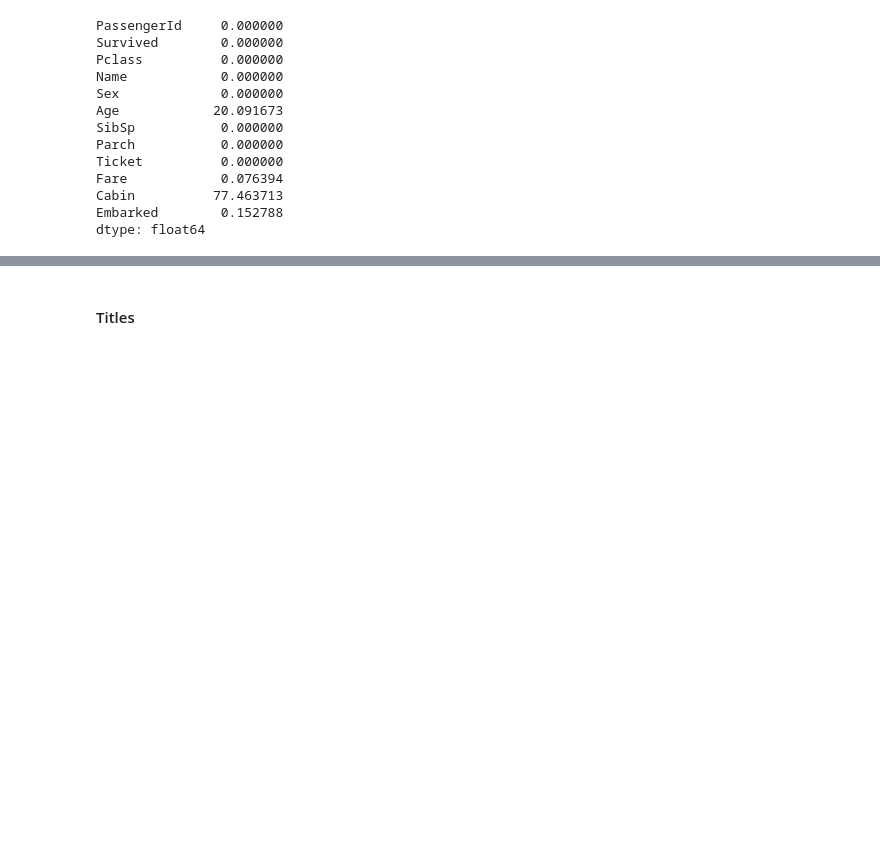
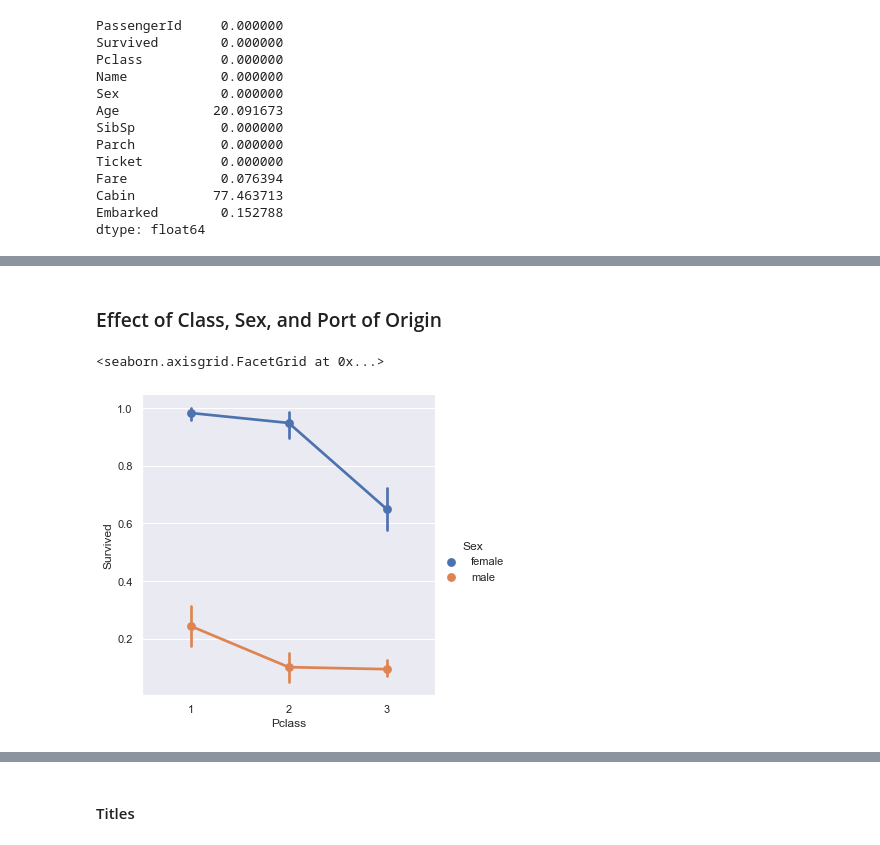
Before and after one commit to Murphysics1/Titanic-Project, a Jupyter notebook: Titanic Survival - Decision Tree.ipynb, the cells around one changed output, grey strips where cells are left out. Saved outputs shown, nothing was run; the diff lists cells and outputs as text; code cells hidden in the pictures; blank space fills up the shorter version.

```diff
--- a/Titanic Survival - Decision Tree.ipynb
+++ b/Titanic Survival - Decision Tree.ipynb
@@ -65,0 +79,4 @@ We can drop the Name column, but it would be nice to keep the title column as it
+# %%
+inputs = raw_data.iloc[:,:-1]
+# %%
+target = raw_data['Survived']
@@ -65,0 +87,4 @@ We can drop the Name column, but it would be nice to keep the title column as it
+# %%
+data = pd.concat([x_train,y_train],axis=1)
+data = data.reset_index(drop=True)
+data
@@ -65,0 +105,7 @@ We can drop the Name column, but it would be nice to keep the title column as it
+# %% [markdown]
+### Effect of Class, Sex, and Port of Origin
+# %%
+sns.catplot(x='Pclass', y="Survived", hue="Sex",data=data,kind="point")
+# %% [output]
+<seaborn.axisgrid.FacetGrid at 0x...>
+[figure, added]
```
Also changed, not shown: parts of 102 cells of this notebook, 2 other files.
